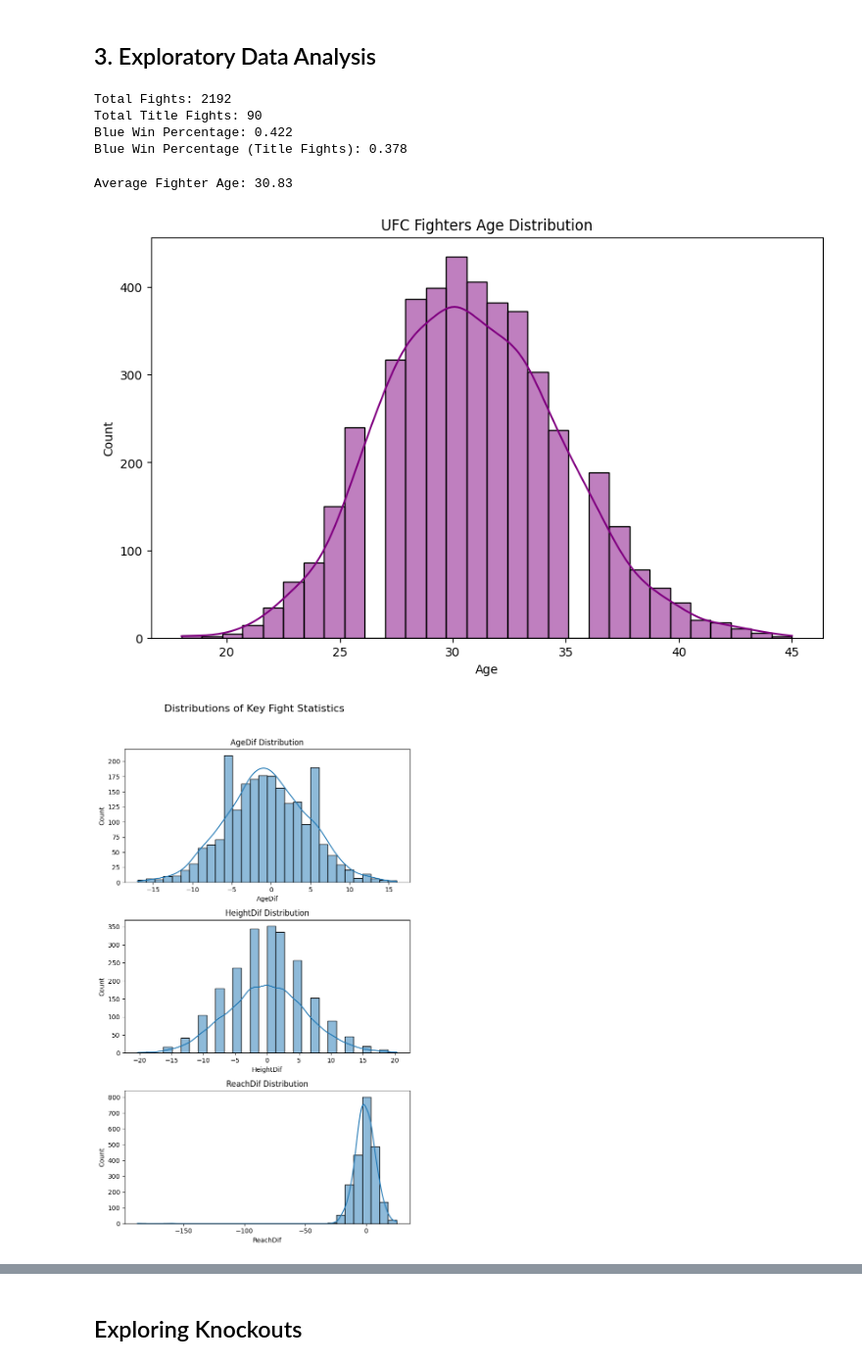
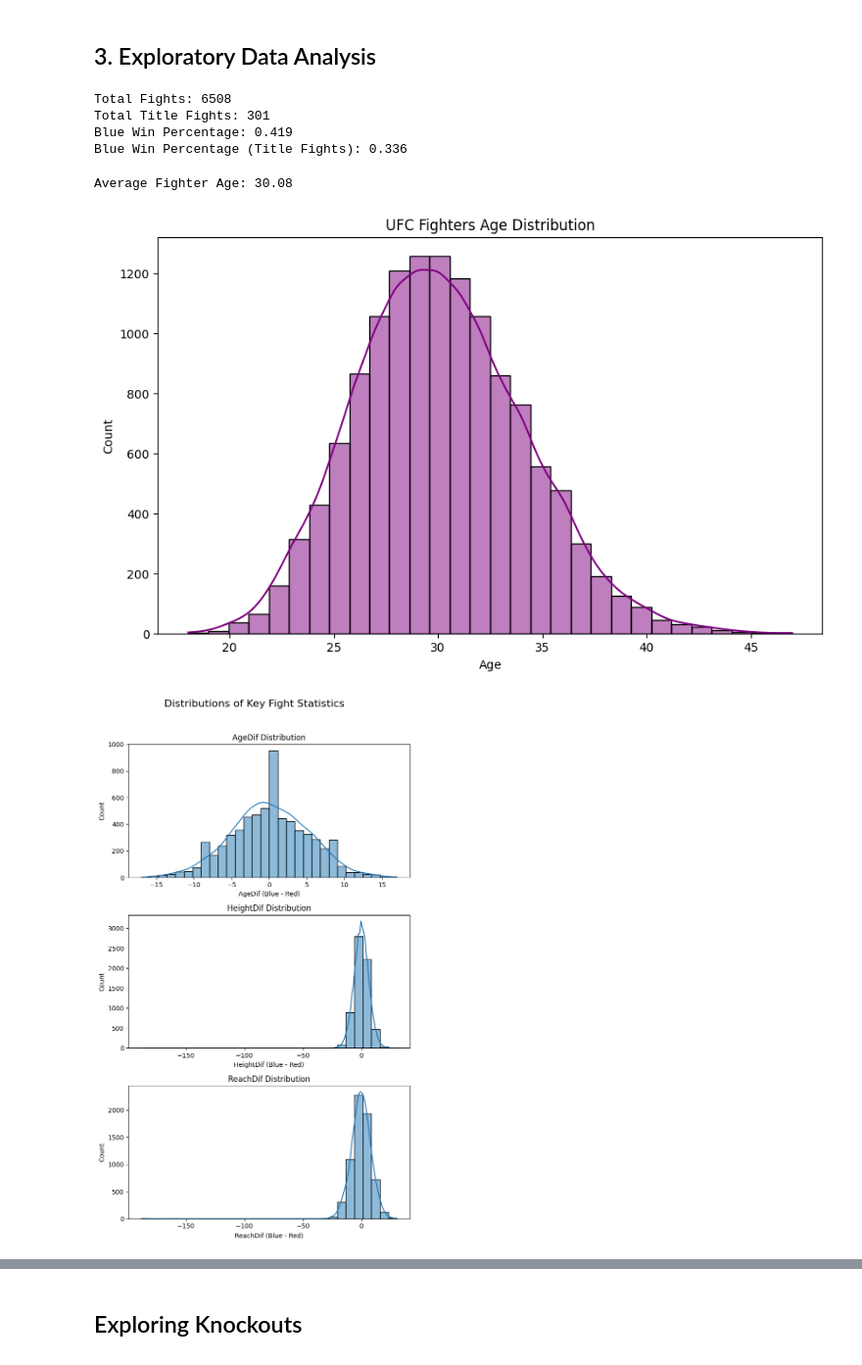
Before and after one commit to jmanlang/ufc-data-analysis, a Jupyter notebook: analysis.ipynb, the cells around one changed output, grey strips where cells are left out. Shown at 98% size. Saved outputs shown, nothing was run; the diff lists cells and outputs as text; code cells hidden in the pictures.

Commit message:
Stop ML Modeling, Focus on data analysis/visualization

```diff
--- a/analysis.ipynb
+++ b/analysis.ipynb
@@ -111,6 +94 @@ The dataset includes abnormal values for career average significant strikes land
-# %%
-# Removing fights with abnormal stats
-all_fights = all_fights[~(
-    (all_fights['RedAvgSigStrLanded'] > 8.66) |
-    (all_fights['BlueAvgSigStrLanded'] > 8.66))]
 # %%
@@ -162,4 +121,0 @@ TotalFightTimeSecs        457             0.152
-# %%
-# Dropping Rows with Null Values
-analysis_df = analysis_df.dropna()
-print(f"Analysis dataframe shape after dropping nulls: {analysis_df.shape}")
@@ -181,16 +135,16 @@ print(f"Total Title Fights: {analysis_df['TitleBout'].sum()}")
 print(f"Blue Win Percentage: {blue_win_percentage:.3f}")
 print(f"Blue Win Percentage (Title Fights): {blue_title_win_percentage:.3f}")
 # %% [output]
-Total Fights: 2192
-Total Title Fights: 90
-Blue Win Percentage: 0.422
-Blue Win Percentage (Title Fights): 0.378
+Total Fights: 6508
+Total Title Fights: 301
+Blue Win Percentage: 0.419
+Blue Win Percentage (Title Fights): 0.336
 # %%
 # Combine red fighter's age and blue fighter's age into a single series for plotting
 all_ages = pd.concat([analysis_df['RedAge'], analysis_df['BlueAge']], ignore_index=True)
 print(f"Average Fighter Age: {all_ages.mean():.2f}")
 # %% [output]
-Average Fighter Age: 30.83
+Average Fighter Age: 30.08
 # %%
 # Plot the age distribution
 plt.figure(figsize=(10,6))
@@ -200,21 +154,21 @@ plt.xlabel('Age')
 plt.ylabel('Count')
 plt.show()
 # %% [output]
-[figure, old version]
+[figure, new version]
 # %%
 key_columns = ['AgeDif', 'HeightDif', 'ReachDif']
 fig, axes = plt.subplots(3, 1, figsize=(7, 12))
 fig.suptitle('Distributions of Key Fight Statistics', fontsize=16)
 
 for ax, col in zip(axes.flatten(), key_columns):
     sns.histplot(analysis_df[col].dropna(), bins=30, kde=True, ax=ax)
     ax.set_title(f'{col} Distribution')
-    ax.set_xlabel(col)
+    ax.set_xlabel(f'{col} (Blue - Red)')
     ax.set_ylabel('Count')
 
 plt.tight_layout(rect=[0, 0, 1, 0.96])
 plt.show()
 # %% [output]
-[figure, old version]
+[figure, new version]
 # %%
 plt.figure(figsize=(15,10))
```
Also changed, not shown: parts of 50 cells of this notebook.
